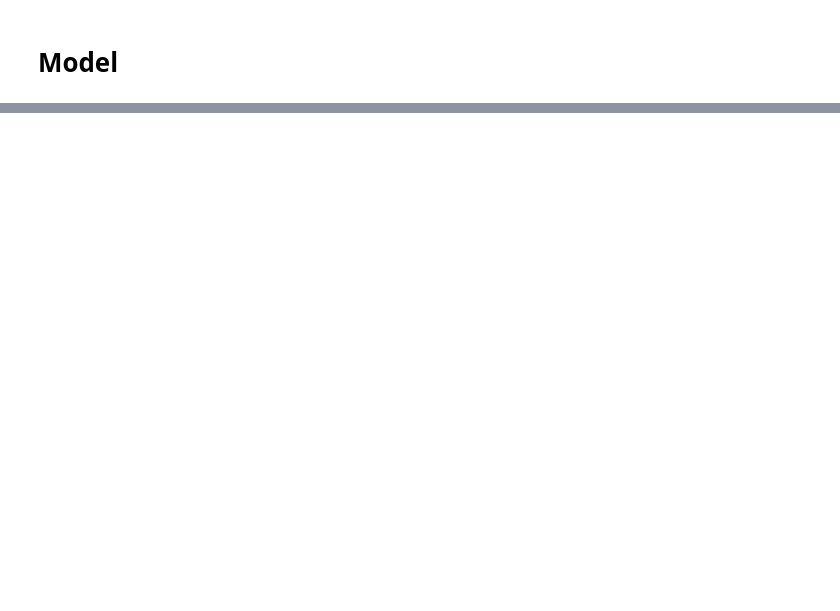
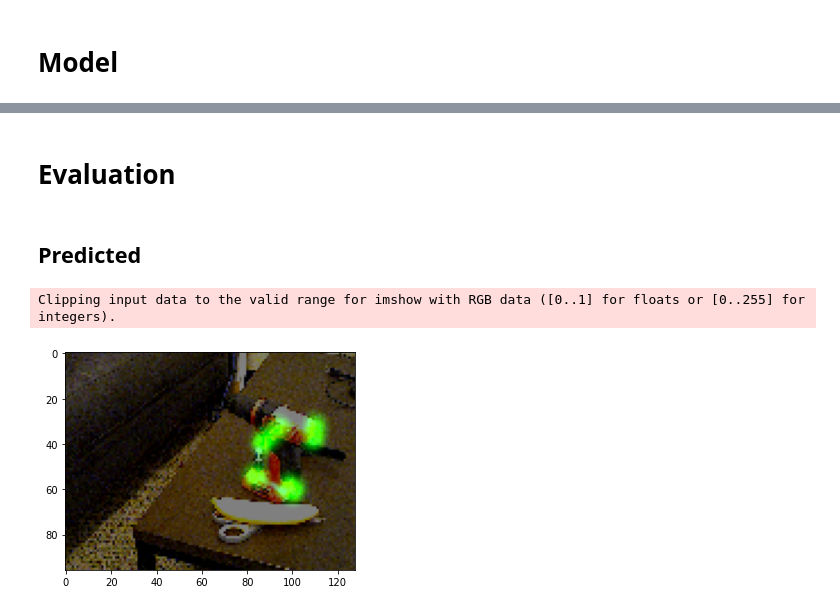
Before and after one commit to cziczer/uczenie-maszyn, a Jupyter notebook: Keypoints lab/Drill keypoints detection.ipynb, the cells around one changed output, grey strips where cells are left out. Drawn from its saved outputs; the diff is of its cells as text; code cells hidden in the pictures; blank space fills up the shorter version.

```diff
--- a/Keypoints lab/Drill keypoints detection.ipynb
+++ b/Keypoints lab/Drill keypoints detection.ipynb
@@ -119,0 +197,14 @@ images
+# %% [markdown]
+# Evaluation
+# %% [markdown]
+## Predicted
+# %%
+idx = 10
+
+image = X_test[idx]
+pred_heatmaps = stacked_hourglass_model.predict(np.array([image]))[-1][0]
+
+plot_image_with_heatmaps(image, pred_heatmaps)
+# %% [output]
+Clipping input data to the valid range for imshow with RGB data ([0..1] for floats or [0..255] for integers).
+[figure, added]
```
Also changed, not shown: parts of 12 cells of this notebook, 3 other files.
